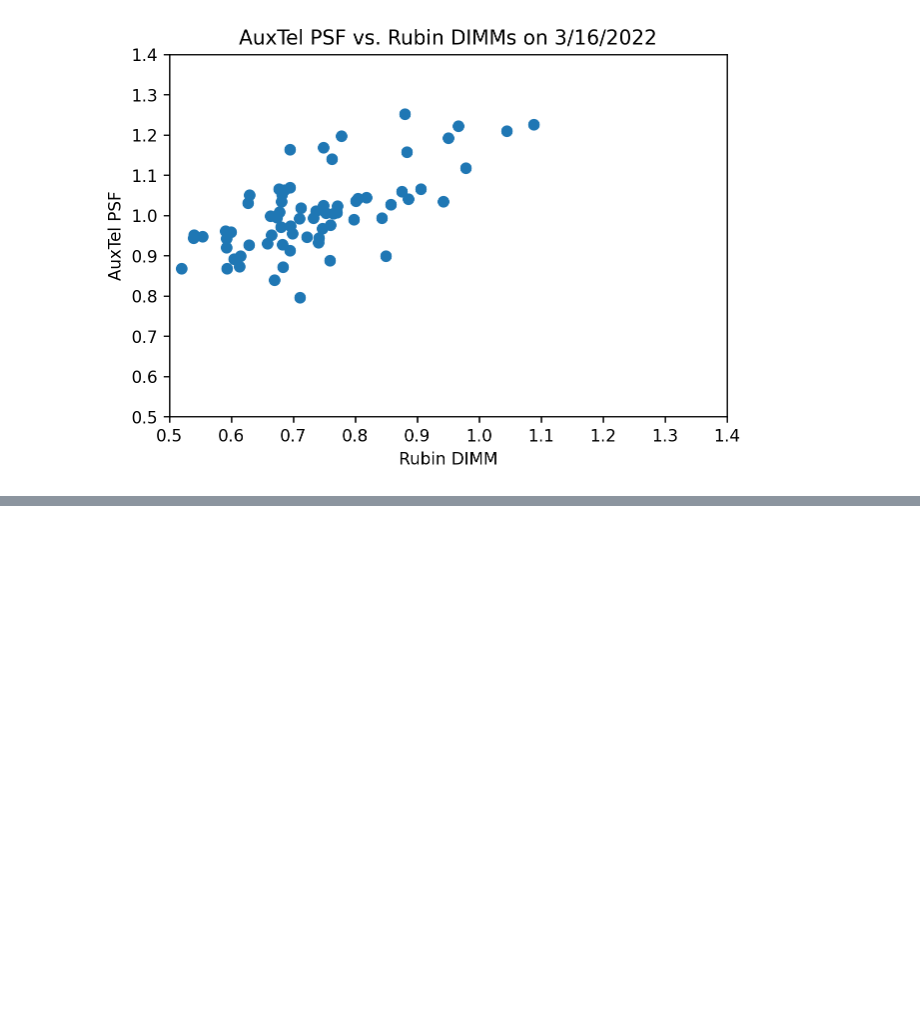
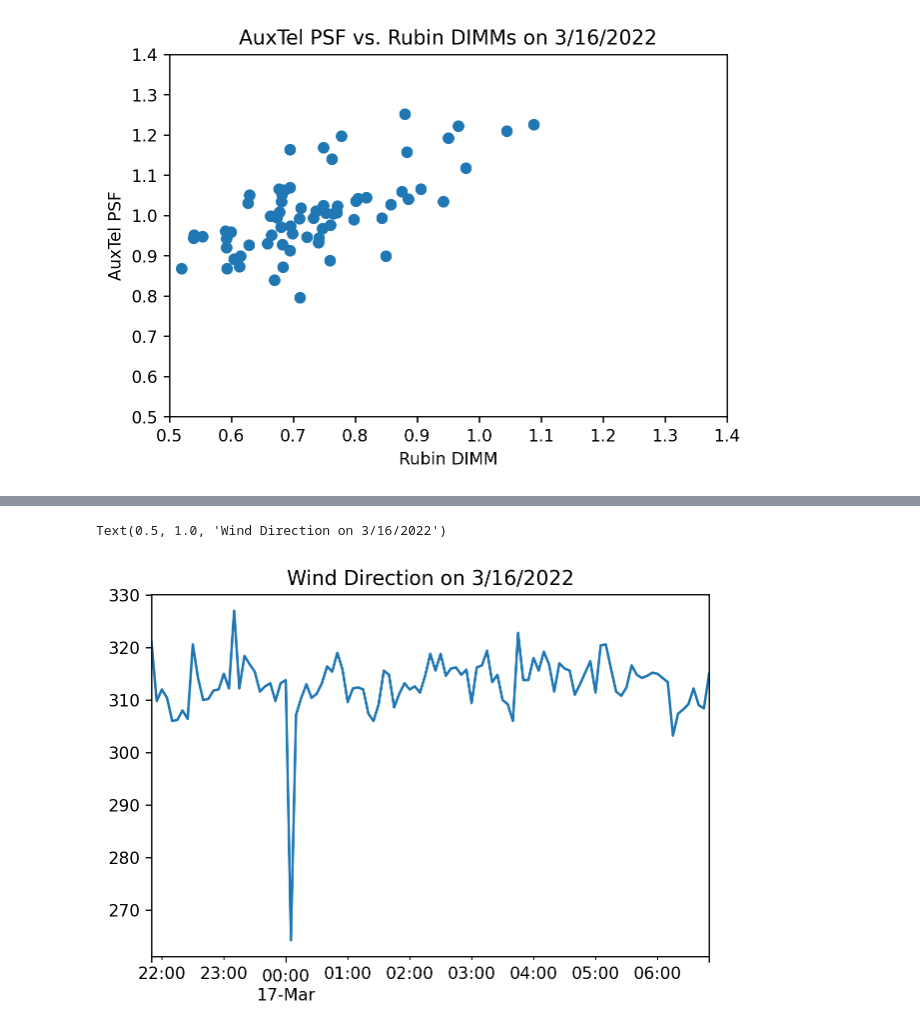
Before and after one commit to cwwalter/summit, a Jupyter notebook: DIMM.ipynb, the cells around one changed output, grey strips where cells are left out. Saved outputs shown, nothing was run; the diff lists cells and outputs as text; code cells hidden in the pictures; blank space fills up the shorter version.

```diff
--- a/DIMM.ipynb
+++ b/DIMM.ipynb
@@ -112,0 +139,6 @@ plt.ylim(0.5, 1.4)
+# %%
+wind_direction_5.value.plot()
+plt.title(r'Wind Direction on 3/16/2022')
+# %% [output]
+Text(0.5, 1.0, 'Wind Direction on 3/16/2022')
+[figure, added]
```
Also changed, not shown: parts of 2 cells of this notebook.
